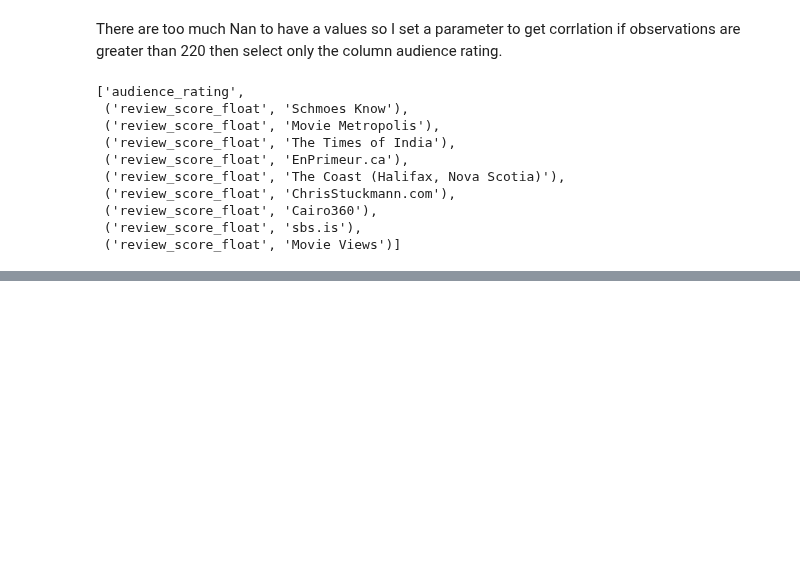
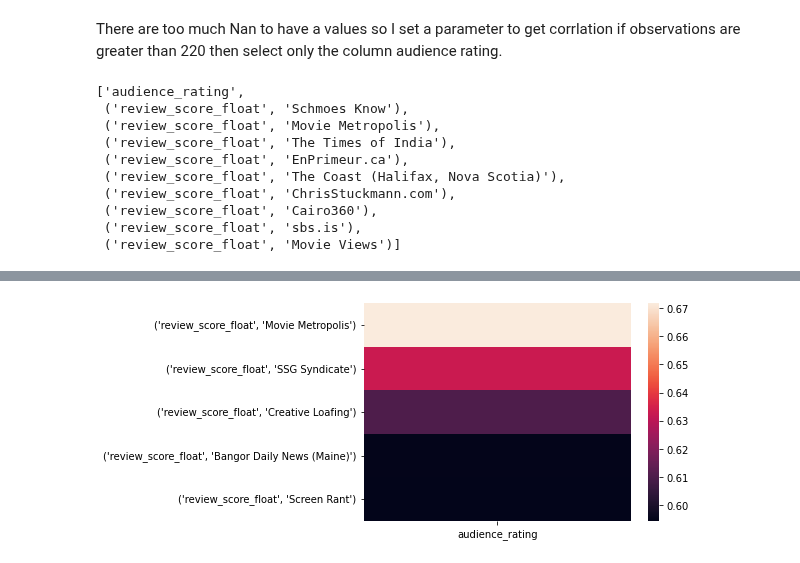
Before and after one commit to fdmdlb/nextflix, a Jupyter notebook: review_magazine_share.ipynb, the cells around one changed output, grey strips where cells are left out. Drawn from its saved outputs; the diff is of its cells as text; code cells hidden in the pictures; blank space fills up the shorter version.

```diff
--- a/review_magazine_share.ipynb
+++ b/review_magazine_share.ipynb
@@ -307,6 +313,9 @@ ix_list = (corr_audience_min200["audience_rating"]**2).sort_values(ascending=Fal
 # %%
-fig = px.imshow(publishers_corr_2.corr(min_periods=220))
-fig.show()
+#fig = px.imshow(publishers_corr_2.corr(min_periods=220))
+#fig.show()
+ax = sns.heatmap(publishers_corr_2.corr(min_periods=1000)[["audience_rating"]].sort_values("audience_rating", ascending=False)[1:6])
+# %% [output]
+[figure, added]
 # %%
 fig = plt.figure()
 
```
Also changed, not shown: parts of 5 cells of this notebook.
